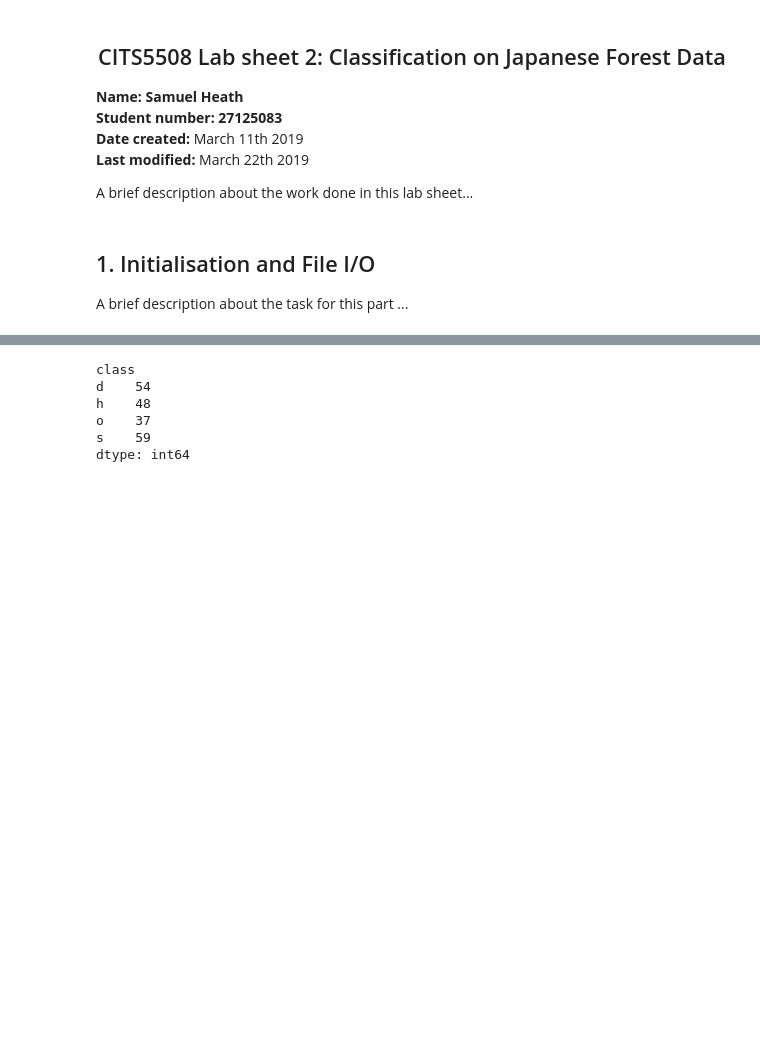
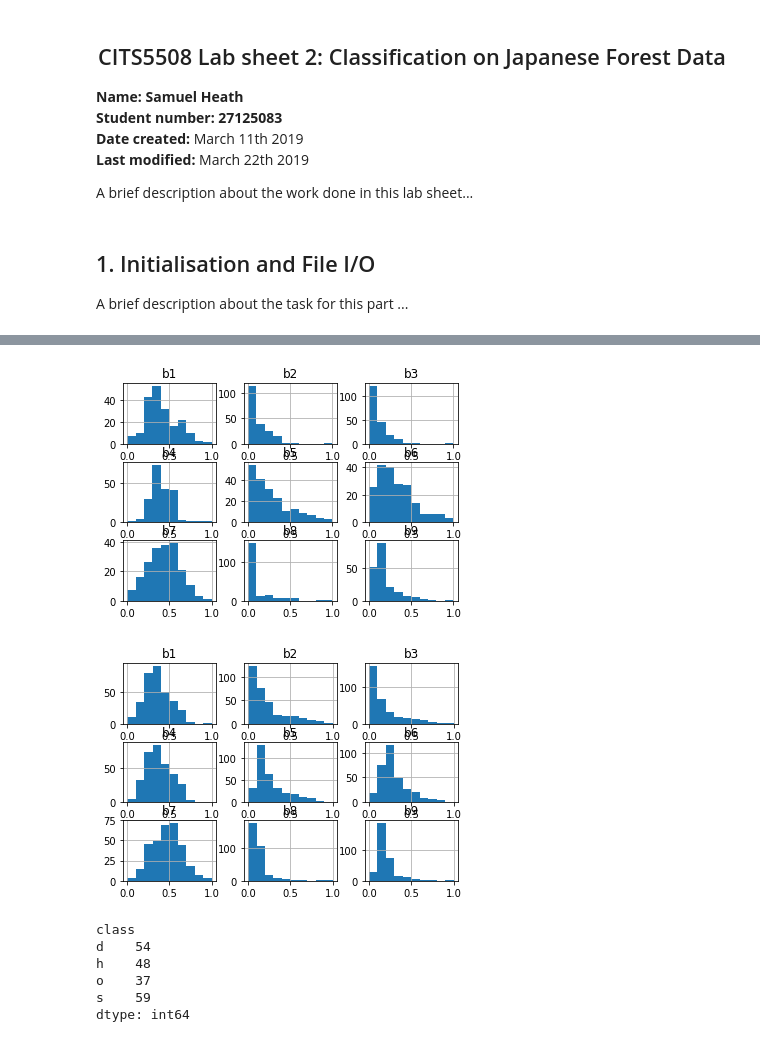
Before and after one commit to SamuelHeath/handson-ml, a Jupyter notebook: labs/lab2/lab02.ipynb, the cells around one changed output, grey strips where cells are left out. Saved outputs shown, nothing was run; the diff lists cells and outputs as text; code cells hidden in the pictures; blank space fills up the shorter version.

```diff
--- a/labs/lab2/lab02.ipynb
+++ b/labs/lab2/lab02.ipynb
@@ -47,3 +64,10 @@ plt.show()
+# %%
+training_set.hist()
+testing_set.hist()
+plt.show()
+# %% [output]
+[figure, added]
+[figure, added]
 # %%
 print(training_set.groupby('class').size())
 plt.bar(x=training_set.sort_values('class')['class'].unique(), height=training_set.groupby('class').size())
```
Also changed, not shown: parts of 12 cells of this notebook.
